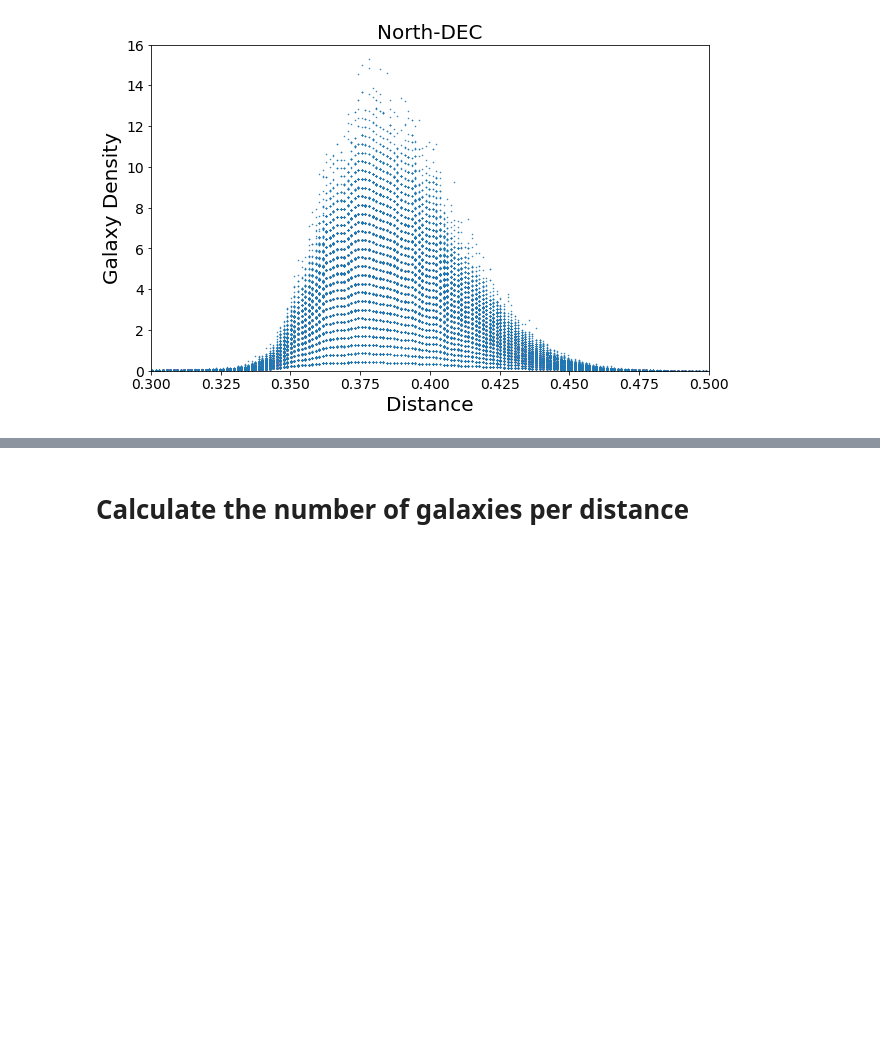
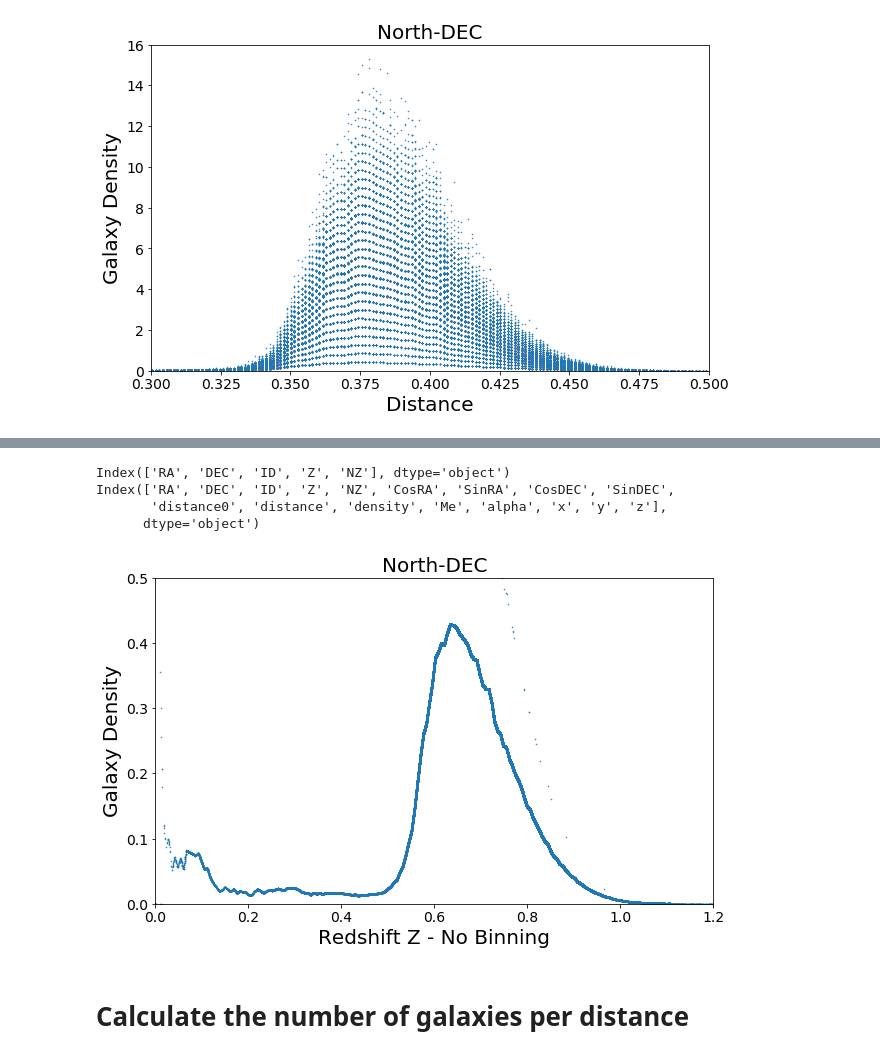
Before and after one commit to ny2292000/TheHypergeometricalUniverse, a Jupyter notebook: FitsAnalysisCrossSection.ipynb, the cells around one changed output, grey strips where cells are left out. Cells and saved outputs as stored; diff of their text form; code cells hidden in the pictures; blank space fills up the shorter version.

```diff
--- a/FitsAnalysisCrossSection.ipynb
+++ b/FitsAnalysisCrossSection.ipynb
@@ -110,3 +174,41 @@ Index(['RA', 'DEC', 'ID', 'Z', 'NZ', 'CosRA', 'SinRA', 'CosDEC', 'SinDEC',
+# %%
+parameters.saveme=True
+myKeys=[
+('DEC', 'galaxy_DR12v5_LOWZ_North.fits'),
+('DEC', 'galaxy_DR12v5_LOWZ_South.fits'),
+('RA', 'galaxy_DR12v5_LOWZ_North.fits'),
+('RA', 'galaxy_DR12v5_LOWZ_South.fits'),
+('DEC', 'galaxy_DR12v5_CMASS_North.fits'),
+('DEC', 'galaxy_DR12v5_CMASS_South.fits'),
+('RA', 'galaxy_DR12v5_CMASS_North.fits'),
+('RA', 'galaxy_DR12v5_CMASS_South.fits')]
+
+rangesx= (0.,1.2)
+rangesy= (0,0.5)
+titleCode=['North-DEC']
+
+myGalaxy = HULib.get_BOSS_data(parameters.sdssAddress + 'galaxy_DR12v5_CMASS_North.fits')
+myGalaxy = HULib.fix_BOSS_data_noBinning(myGalaxy)
+df0=pd.DataFrame({'Me' : myGalaxy.groupby( ['alpha', 'DEC'])['Me'].sum()}).reset_index()
+df0["alpha"]=4.0/np.pi*df0.alpha
+df0.Me=1000*df0.Me
+axes=df0.plot( x='alpha', y='Me',style='.',xlim=rangesx,
+         fontsize=14, ylim=rangesy,legend=False,markersize=1,figsize=(10, 6))
+
+axes.set_title('North-DEC', fontsize=20 )
+axes.set_ylabel("Galaxy Density", fontsize=20)
+axes.set_xlabel("Redshift Z - No Binning", fontsize=20)
+fig = plt.gcf()
+if parameters.saveme:
+    fig.savefig(parameters.imgAddress + 'ManyBangsNorthMASS_noBinning.png', dpi=300)
+
+plt.show()
+# %% [output]
+Index(['RA', 'DEC', 'ID', 'Z', 'NZ'], dtype='object')
+Index(['RA', 'DEC', 'ID', 'Z', 'NZ', 'CosRA', 'SinRA', 'CosDEC', 'SinDEC',
+       'distance0', 'distance', 'density', 'Me', 'alpha', 'x', 'y', 'z'],
+      dtype='object')
+[figure, added]
 # %% [markdown]
 # Calculate the number of galaxies per distance
 # %%
```
Also changed, not shown: parts of 3 cells of this notebook, 3 other files.
